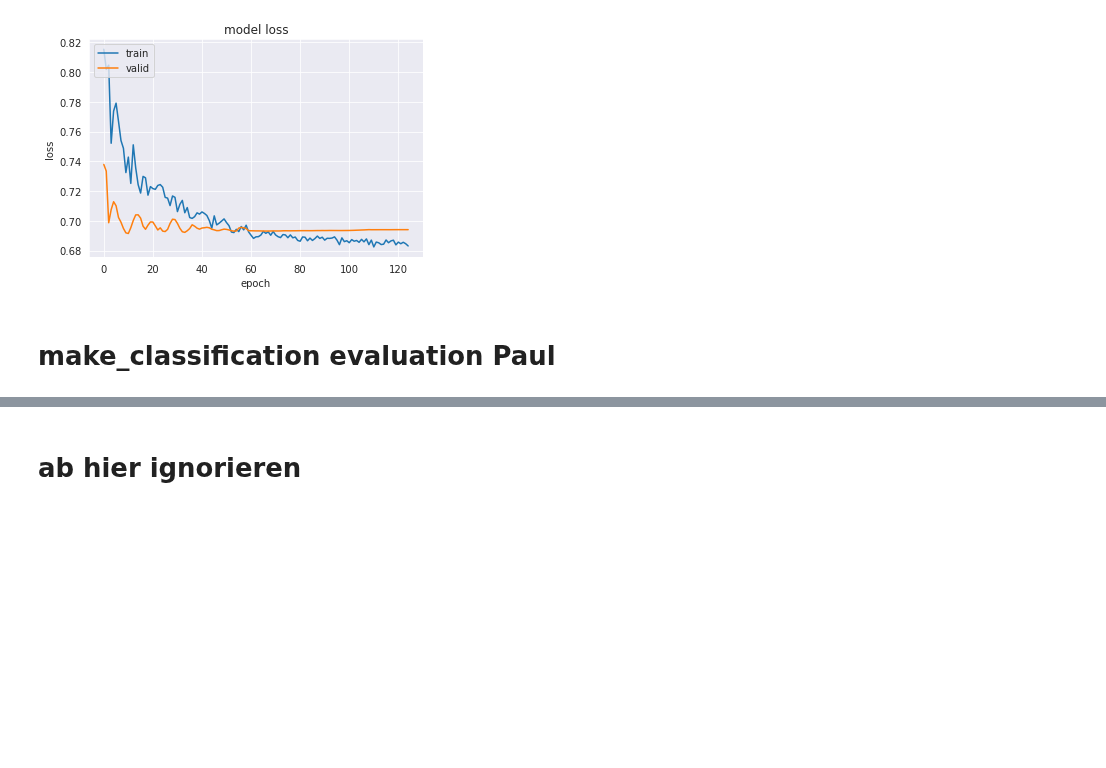
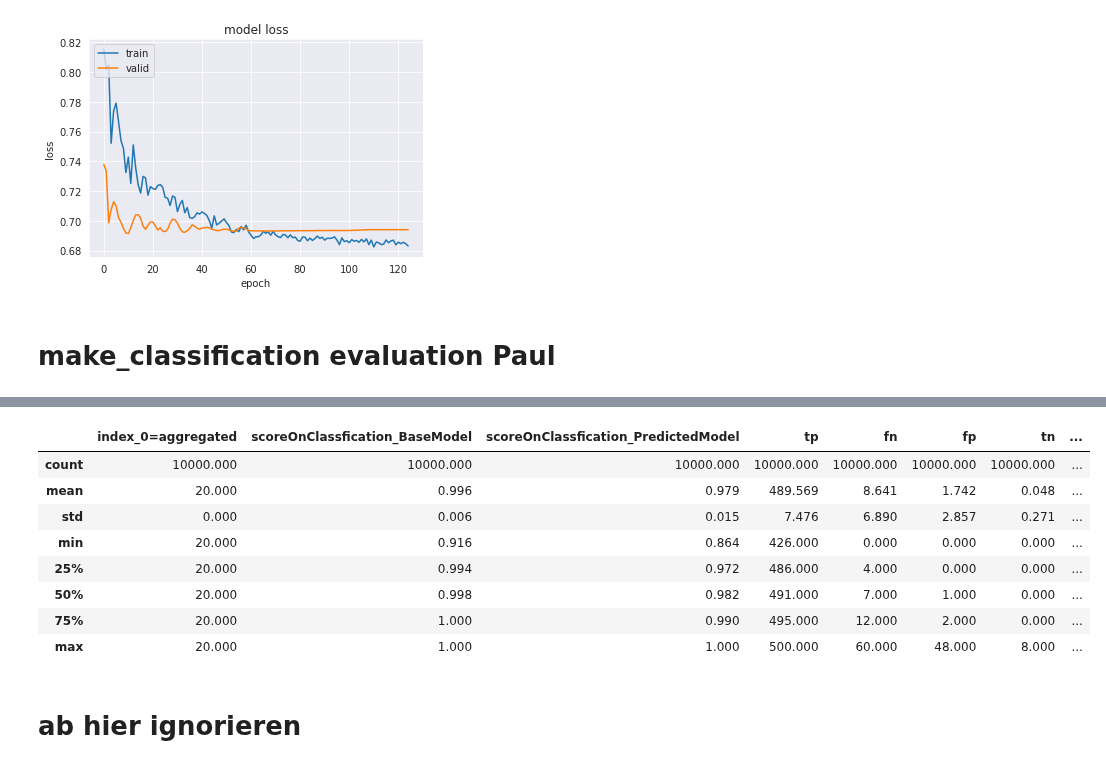
Before and after one commit to p-koenig/I-Nets-For-Logistic-Regression, a Jupyter notebook: 05_myBA/03_interpretation_net-vanilla-PAUL.ipynb, the cells around one changed output, grey strips where cells are left out. Saved outputs shown, nothing was run; the diff lists cells and outputs as text; code cells hidden in the pictures; blank space fills up the shorter version.

```diff
--- a/05_myBA/03_interpretation_net-vanilla-PAUL.ipynb
+++ b/05_myBA/03_interpretation_net-vanilla-PAUL.ipynb
@@ -767,3 +779,15 @@ results.head(10)
+# %%
+results.describe()
+# %% [output]
+|  | index_0=aggregated | scoreOnClassfication_BaseModel | scoreOnClassfication_PredictedModel | tp | fn | fp | tn | ... |
+| count | 10000.000 | 10000.000 | 10000.000 | 10000.000 | 10000.000 | 10000.000 | 10000.000 | ... |
+| mean | 20.000 | 0.996 | 0.979 | 489.569 | 8.641 | 1.742 | 0.048 | ... |
+| std | 0.000 | 0.006 | 0.015 | 7.476 | 6.890 | 2.857 | 0.271 | ... |
+| min | 20.000 | 0.916 | 0.864 | 426.000 | 0.000 | 0.000 | 0.000 | ... |
+| 25% | 20.000 | 0.994 | 0.972 | 486.000 | 4.000 | 0.000 | 0.000 | ... |
+| 50% | 20.000 | 0.998 | 0.982 | 491.000 | 7.000 | 1.000 | 0.000 | ... |
+| 75% | 20.000 | 1.000 | 0.990 | 495.000 | 12.000 | 2.000 | 0.000 | ... |
+| max | 20.000 | 1.000 | 1.000 | 500.000 | 60.000 | 48.000 | 8.000 | ... |
 # %% [markdown]
 # ab hier ignorieren
 # %%
```
Also changed, not shown: parts of 7 cells of this notebook, 5 other files.
